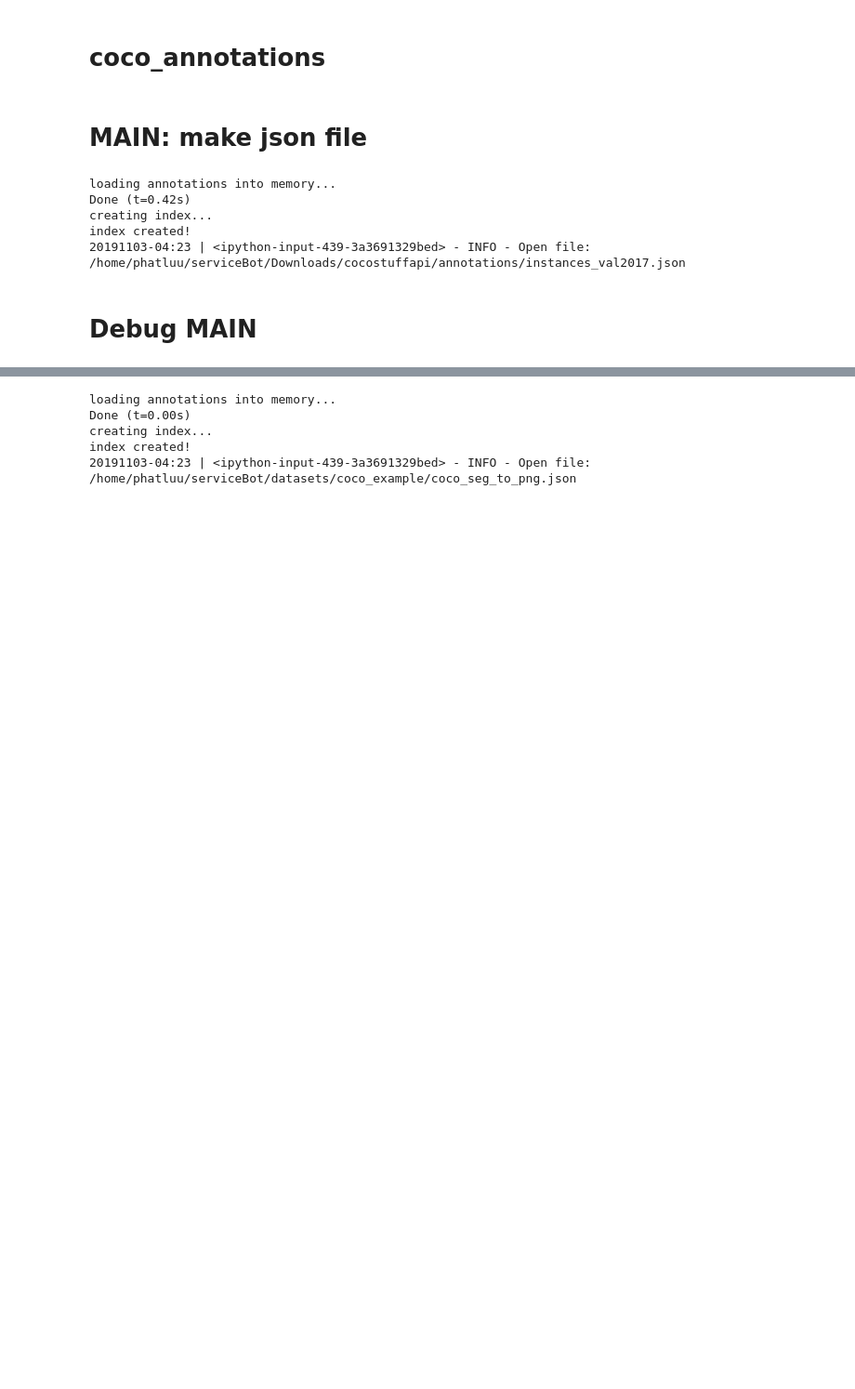
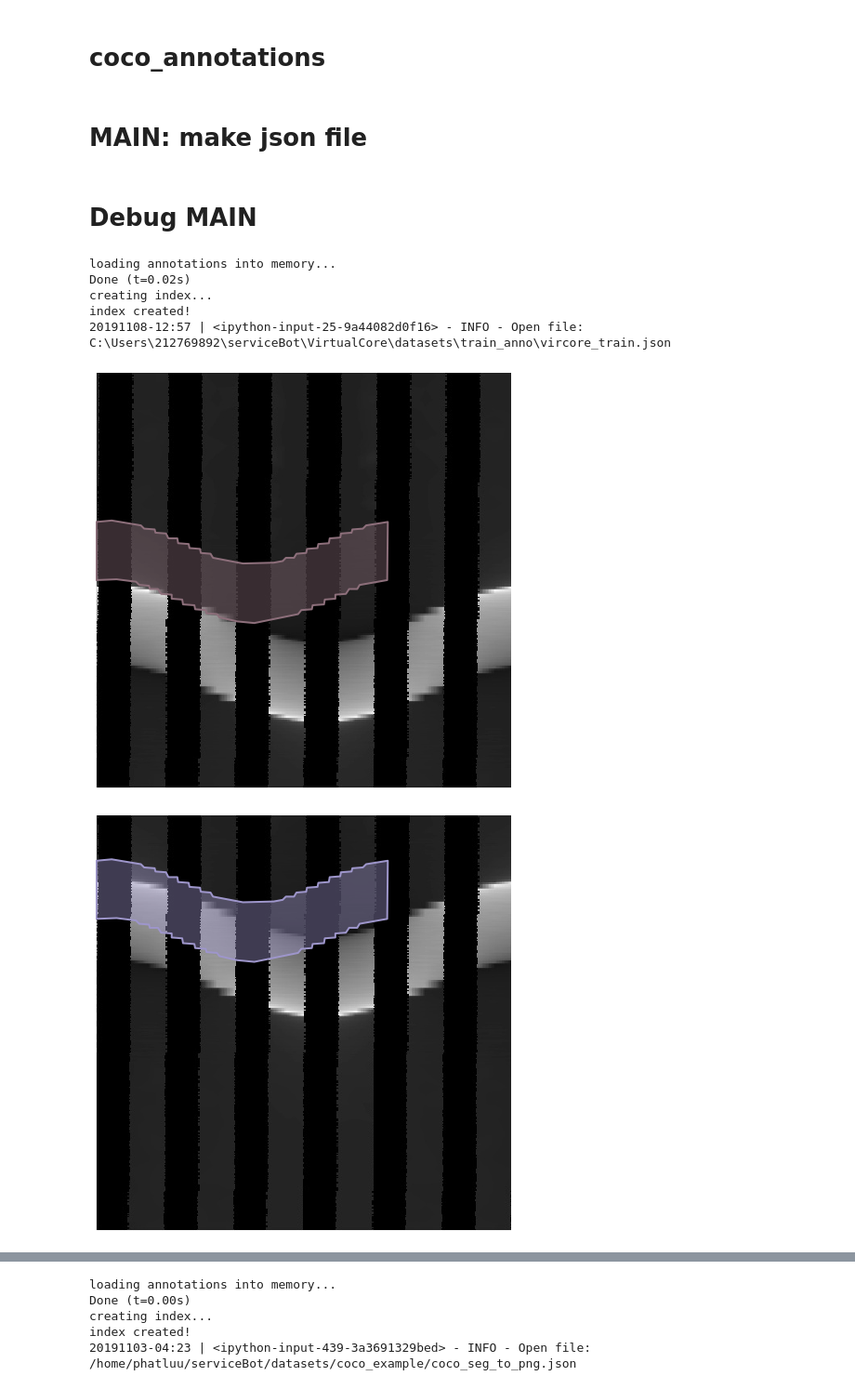
Before and after one commit to luutp/serviceBot, a Jupyter notebook: utils_dir/coco_utils.ipynb, the cells around one changed output, grey strips where cells are left out. Shown at 93% size. Saved outputs shown, nothing was run; the diff lists cells and outputs as text; code cells hidden in the pictures; blank space fills up the shorter version.

Commit message:
Generate virtualcore .json data

```diff
--- a/utils_dir/coco_utils.ipynb
+++ b/utils_dir/coco_utils.ipynb
@@ -167,19 +168,20 @@ class coco_json_utils(object):
 
 
     def plt_image(self,coco_img_list, **kwargs):
+        img_dir = get_varargin(kwargs, 'image_dir', None)
         show_mask = get_varargin(kwargs, 'show_mask', True)
         display_cat = get_varargin(kwargs, 'display_cat', True)
         for img_info in coco_img_list:
-            try:
+            if img_dir is None:
                 img = skio.imread(img_info['coco_url'])
-            except:
-                img = skio.imread(img_info['file_name'])
+            else:
+                img = skio.imread(Path(img_dir) / img_info['file_name'])
             plt.imshow(img)
             plt.axis('off')
             if show_mask is True:
                 annIds = self.coco.getAnnIds(imgIds = img_info['id'])
                 anns = self.coco.loadAnns(annIds)
-                coco.showAnns(anns)
+                self.coco.showAnns(anns)
             plt.show()
             if display_cat is True:
                 annIds = self.coco.getAnnIds(imgIds = img_info['id'])
@@ -735,23 +738,33 @@ class coco_annotations(object):
 # %% [markdown]
 # MAIN: make json file
 # %%
-img_dir = project_dir / 'datasets/coco_example/originalImage'
-annoDir = project_dir / 'Downloads/cocostuffapi/annotations'
-anno_file = annoDir /'instances_val2017.json'
+dataset_dir = project_dir / 'VirtualCore/datasets'
+anno_dir = dataset_dir / 'train_anno'
+img_dir = dataset_dir / 'train'
+# img_dir = project_dir / 'datasets/coco_example/originalImage'
+# annoDir = project_dir / 'Downloads/cocostuffapi/annotations'
+# anno_file = annoDir /'instances_val2017.json'
 
-coco_json = coco_json_utils(anno_file)
+# coco_json = coco_json_utils(anno_file)
+# coco_json.get_key_values(display = False)
+
 coco_obj = edict()
 # Create Info dict
 coco_obj.info = create_coco_info()
-coco_json.get_key_values(display = False)
+
 # Create licenses dict
 license_obj = coco_licenses()
-license_obj.licenses = coco_json.licenses
+# license_obj.licenses = coco_json.licenses
 
 # Create Categories
 category_obj = coco_categories()
-category_obj.categories = coco_json.categories
-
+cat_id_list = [1,2,3]
+cat_name_list = ['bedding', 'bedding_w_dip', 'bedding_w_fault']
+for cat_id, cat_name in zip(cat_id_list, cat_name_list):
+    category_obj.add_category(supercategory = 'virtualcore',
+                             id = cat_id,
+                             name = cat_name)
+# category_obj.categories = coco_json.categories
 # Create coco Images
 images_obj = coco_images()
 img_filelist = os.listdir(img_dir)
@@ -759,27 +772,39 @@ for file in img_filelist:
     filepath = img_dir/file
     images_obj.add_image_from_file(filepath)
 # Create Annotations dict
-anno_dir = Path(project_dir) / 'datasets/coco_example/segmentation'
 filelist = os.listdir(anno_dir)
 anno_obj = coco_annotations()
-for file in filelist:
-    ann_file = anno_dir / file
-    anno_obj.add_annotation_from_png(ann_file)
+for file in tqdm(filelist):
+    _,ext = os.path.splitext(file)
+    if ext == '.png':
+        ann_file = anno_dir / file
+        anno_obj.add_annotation_from_png(ann_file)
 
 coco_obj.licenses = license_obj.licenses
 coco_obj.categories = category_obj.categories
 coco_obj.images = images_obj.images
 coco_obj.annotations = anno_obj.annotations
 
-export_dir = Path(project_dir) / 'datasets/coco_example'
-json_filename = 'coco_seg_to_png.json'
+export_dir = anno_dir
+json_filename = 'vircore_train.json'
 with open(export_dir / json_filename, 'w') as fid:
     json.dump(coco_obj, fid)
-# %% [output]
-loading annotations into memory...
-Done (t=0.42s)
-creating index...
-index created!
-20191103-04:23 | <ipython-input-439-3a3691329bed> - INFO - Open file: /home/phatluu/serviceBot/Downloads/cocostuffapi/annotations/instances_val2017.json
 # %% [markdown]
 # Debug MAIN
+# %%
+dataset_dir = project_dir / 'VirtualCore/datasets'
+anno_dir = dataset_dir / 'train_anno'
+img_dir = dataset_dir / 'train'
+anno_file = anno_dir /'vircore_train.json'
+
+coco_json = coco_json_utils(anno_file)
+coco_img = coco_json.get_coco_img(cat_names = ['bedding_w_dip'], nb_image = 10)
+coco_json.plt_image(coco_img, image_dir = img_dir)
+# %% [output]
+loading annotations into memory...
+Done (t=0.02s)
+creating index...
+index created!
+20191108-12:57 | <ipython-input-25-9a44082d0f16> - INFO - Open file: C:\Users\212769892\serviceBot\VirtualCore\datasets\train_anno\vircore_train.json
+[figure, added]
+[figure, added]
```
Also changed, not shown: parts of 3 cells of this notebook, 1 other file.
